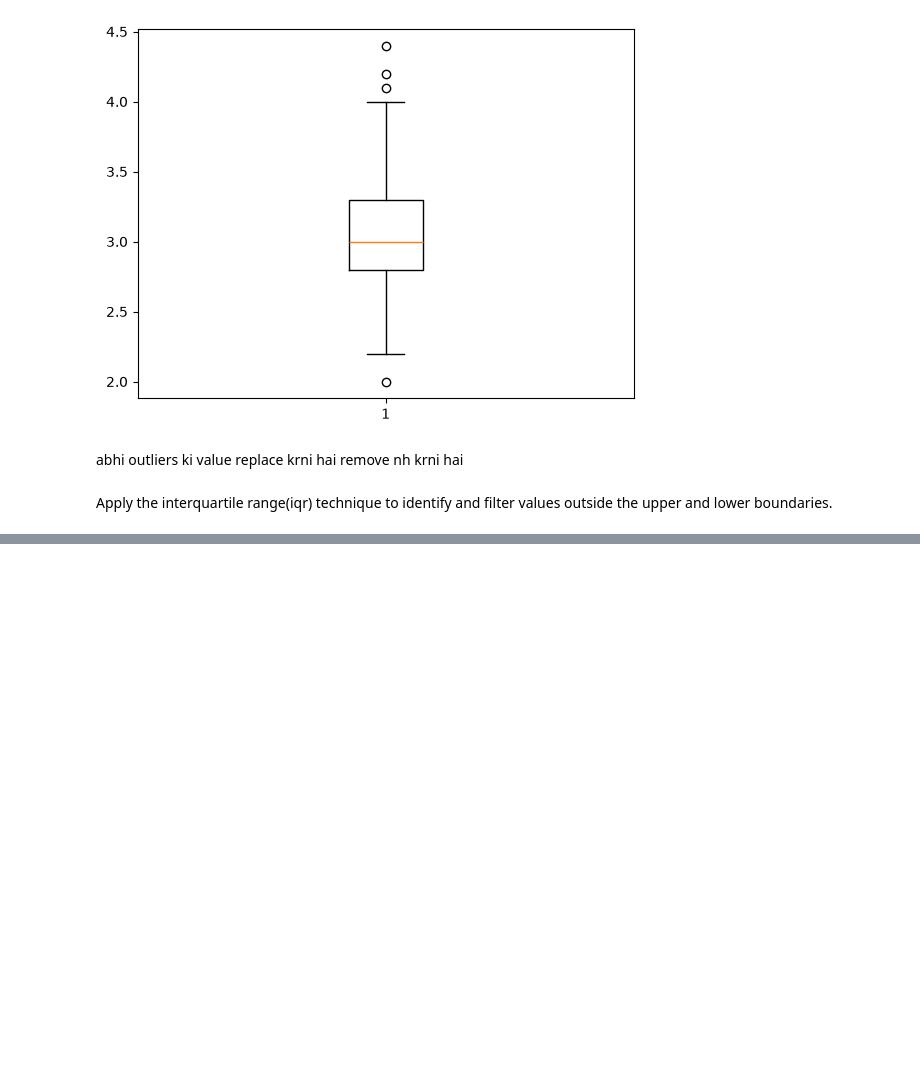
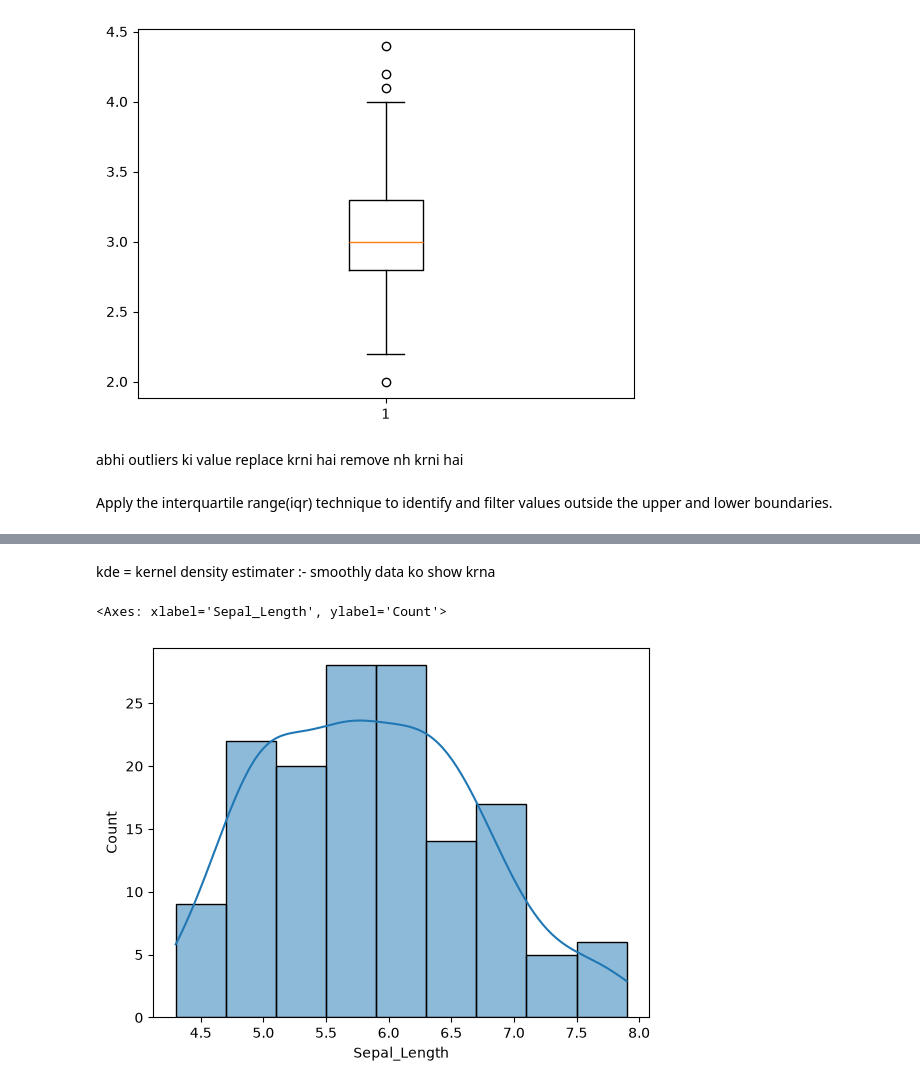
Before and after one commit to trishamuskawar/Trisha_Muskawar_FBS_Work, a Jupyter notebook: Data Analysis/JulyAug/EDA.ipynb, the cells around one changed output, grey strips where cells are left out. Drawn from its saved outputs; the diff is of its cells as text; code cells hidden in the pictures; blank space fills up the shorter version.

```diff
--- a/Data Analysis/JulyAug/EDA.ipynb
+++ b/Data Analysis/JulyAug/EDA.ipynb
@@ -122,0 +185,7 @@ abhi outliers ki value replace krni hai remove nh krni hai
+# %% [markdown]
+kde = kernel density estimater :- smoothly data ko show krna
+# %%
+sns.histplot(data=data, x = 'Sepal_Length', kde=True)
+# %% [output]
+<Axes: xlabel='Sepal_Length', ylabel='Count'>
+[figure, added]
```
Also changed, not shown: parts of 20 cells of this notebook, 2 other files.
